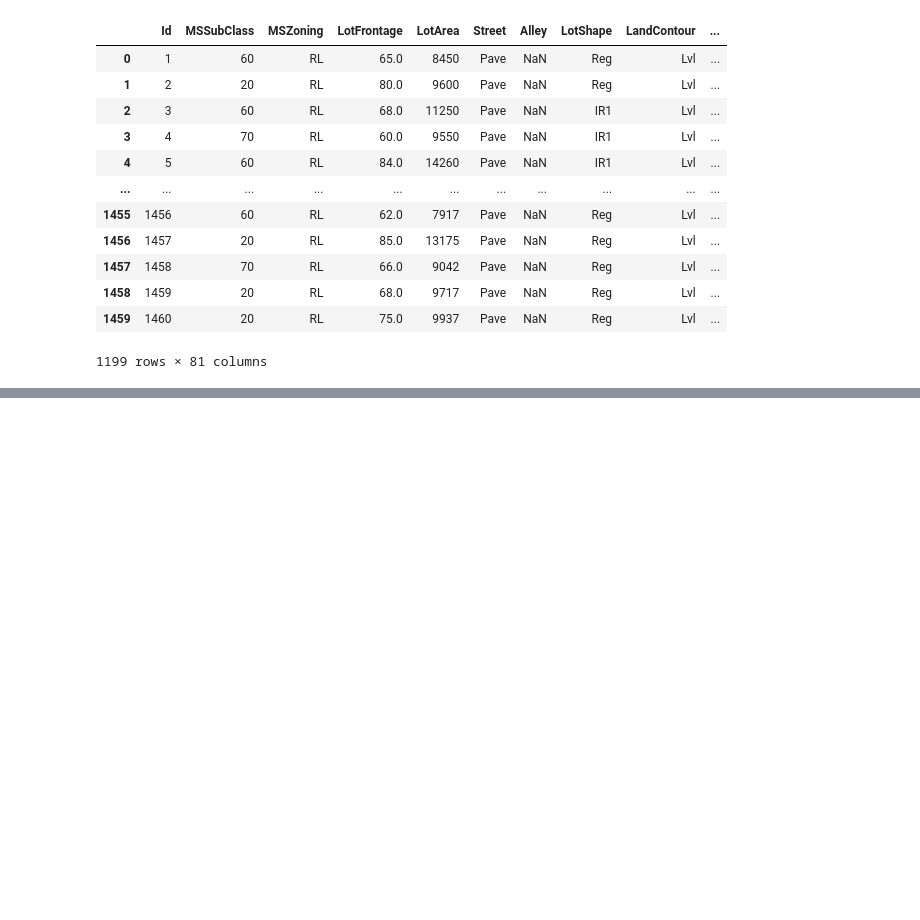
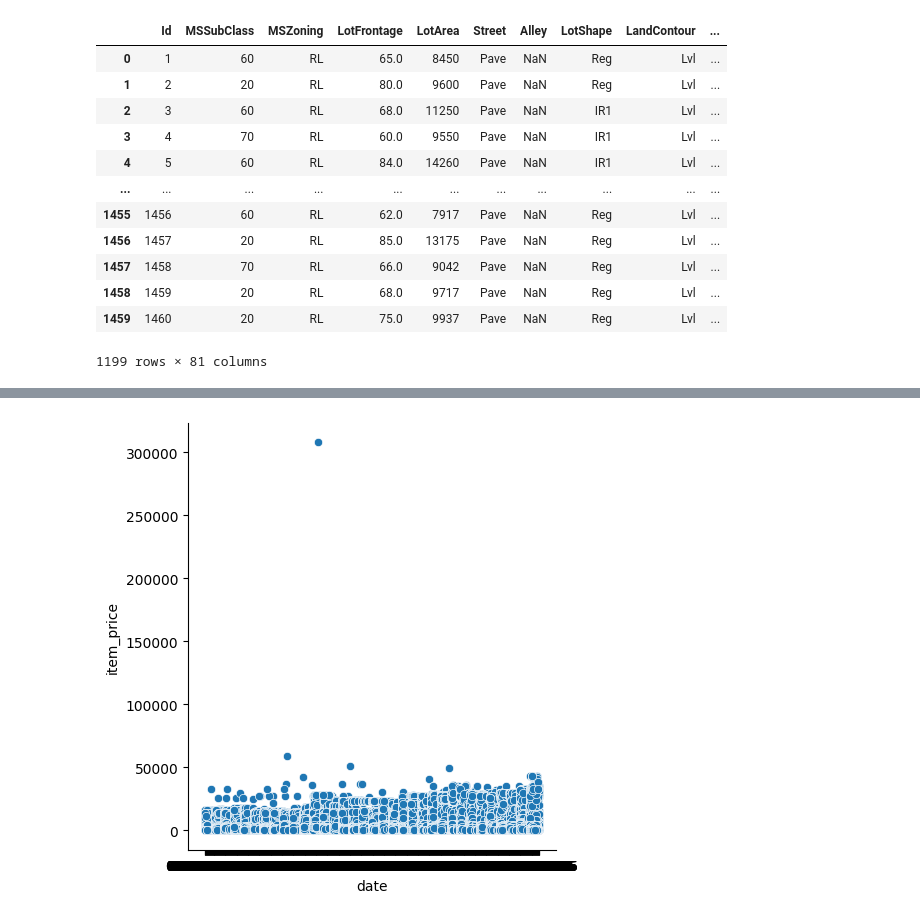
Before and after one commit to HrexD/H3Hitema-Python, a Jupyter notebook: Science_de_donnees_Python/Intro Pandas && Numpy.ipynb, the cells around one changed output, grey strips where cells are left out. Drawn from its saved outputs; the diff is of its cells as text; code cells hidden in the pictures; blank space fills up the shorter version.

```diff
--- a/Science_de_donnees_Python/Intro Pandas && Numpy.ipynb
+++ b/Science_de_donnees_Python/Intro Pandas && Numpy.ipynb
@@ -194,0 +233,4 @@ df_cloud=df.plot(x='LotFrontage',y="LotArea", style="x", legend='')
+# %%
+df_graph=sb.relplot(x="date",y='item_price',data=df_a)
+# %% [output]
+[figure, added]
```
Also changed, not shown: parts of 19 cells of this notebook.
